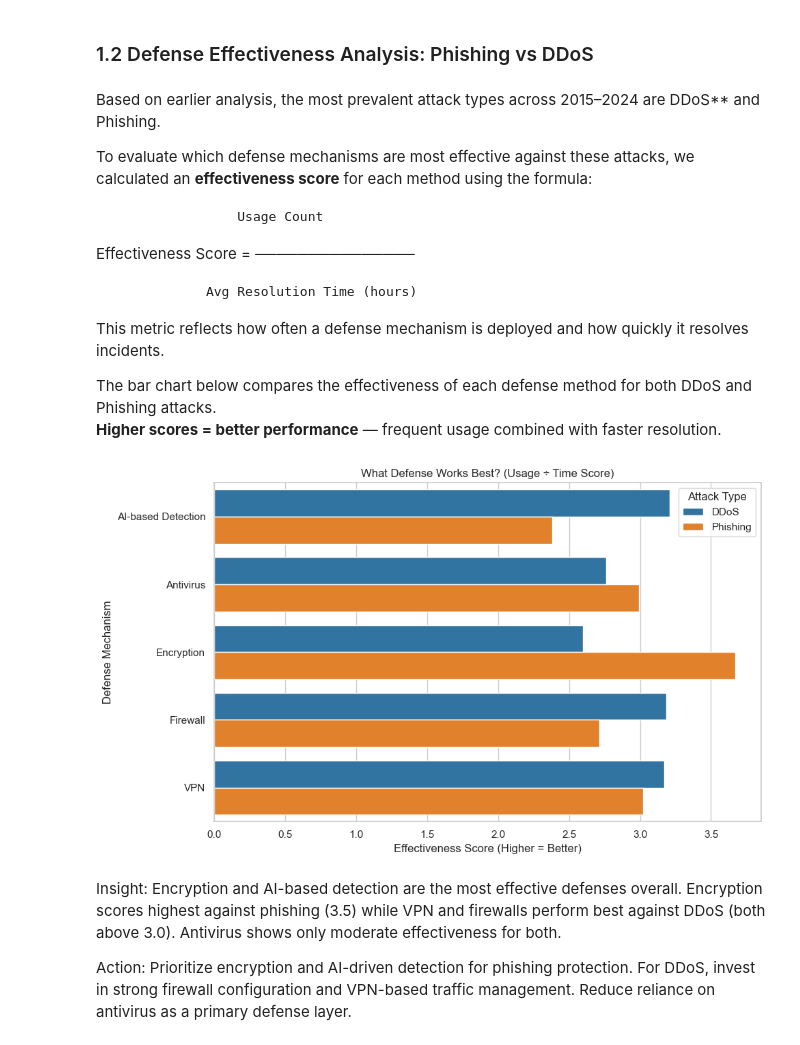
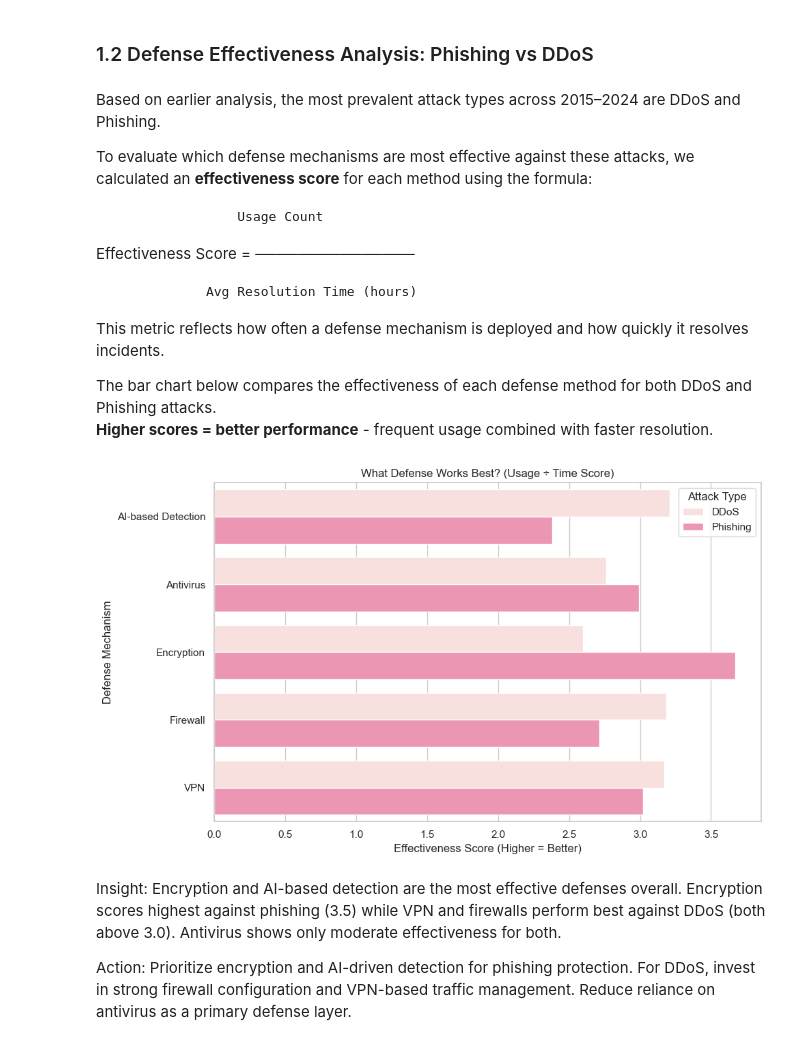
Before and after one commit to dolludaa/Global-Cybersecurity-Threats-2015-2024, a Jupyter notebook: business_analysis.ipynb, the cells around one changed output. Cells and saved outputs as stored; diff of their text form; code cells hidden in the pictures.

```diff
--- a/business_analysis.ipynb
+++ b/business_analysis.ipynb
@@ -56,7 +56,7 @@ import seaborn as sns
 import numpy as np
 
 sns.set(style="whitegrid")
-palette = sns.color_palette("tab10")
+palette = sns.color_palette("RdPu")
 # %% [markdown]
 ### Data Source:
 https://www.kaggle.com/datasets/atharvasoundankar/global-cybersecurity-threats-2015-2024
@@ -120,7 +120,7 @@ Maintain broad security coverage. Prioritize phishing prevention and DDoS mitiga
 # %% [markdown]
 ### 1.2 Defense Effectiveness Analysis: Phishing vs DDoS
 # %% [markdown]
-Based on earlier analysis, the most prevalent attack types across 2015–2024 are DDoS** and Phishing.
+Based on earlier analysis, the most prevalent attack types across 2015–2024 are DDoS and Phishing.
 
 To evaluate which defense mechanisms are most effective against these attacks, we calculated an **effectiveness score** for each method using the formula:
 
@@ -135,33 +135,33 @@ Effectiveness Score =
 This metric reflects how often a defense mechanism is deployed and how quickly it resolves incidents.
 
 The bar chart below compares the effectiveness of each defense method for both DDoS and Phishing attacks.
-**Higher scores = better performance** — frequent usage combined with faster resolution.
+**Higher scores = better performance** - frequent usage combined with faster resolution.
 # %%
 subset = df[df['Attack Type'].isin(['Phishing', 'DDoS'])]
 
 summary = subset.groupby(['Defense Mechanism Used', 'Attack Type']) \
     .agg(
         Count=('Incident Resolution Time (in Hours)', 'count'),
         AvgTime=('Incident Resolution Time (in Hours)', 'mean')
     ).reset_index()
 
 summary['Effectiveness Score'] = summary['Count'] / summary['AvgTime']
 
 plt.figure(figsize=(10, 6))
 sns.barplot(
     data=summary,
     x='Effectiveness Score',
     y='Defense Mechanism Used',
     hue='Attack Type',
-    palette=[palette[0],palette[1]]
+    palette=[palette[0],palette[2]]
 )
 plt.title('What Defense Works Best? (Usage ÷ Time Score)')
 plt.xlabel('Effectiveness Score (Higher = Better)')
 plt.ylabel('Defense Mechanism')
 plt.tight_layout()
 plt.show()
 # %% [output]
-[figure, old version]
+[figure, new version]
 # %% [markdown]
 Insight:
 Encryption and AI-based detection are the most effective defenses overall. Encryption scores highest against phishing (3.5) while VPN and firewalls perform best against DDoS (both above 3.0). Antivirus shows only moderate effectiveness for both.
```
Also changed, not shown: parts of 25 cells of this notebook.
